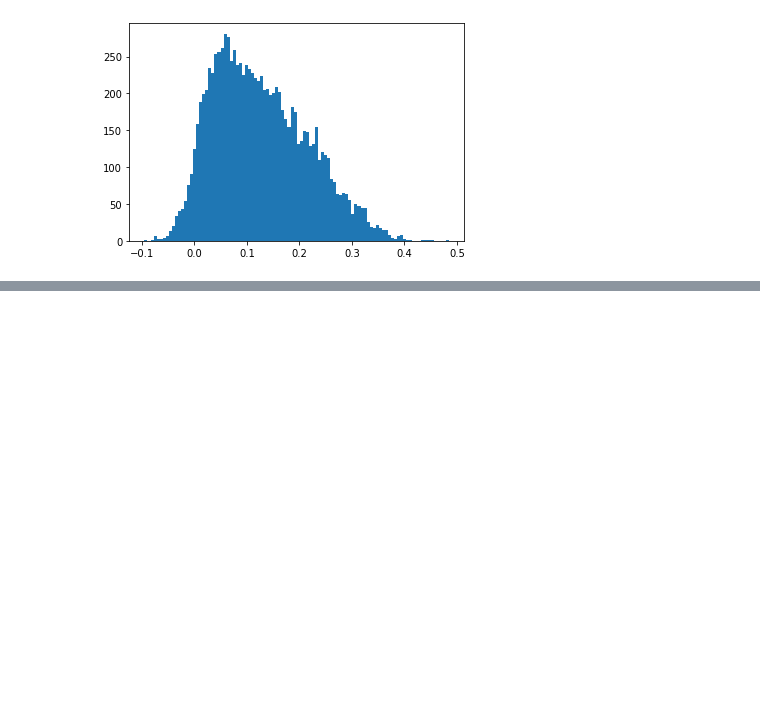
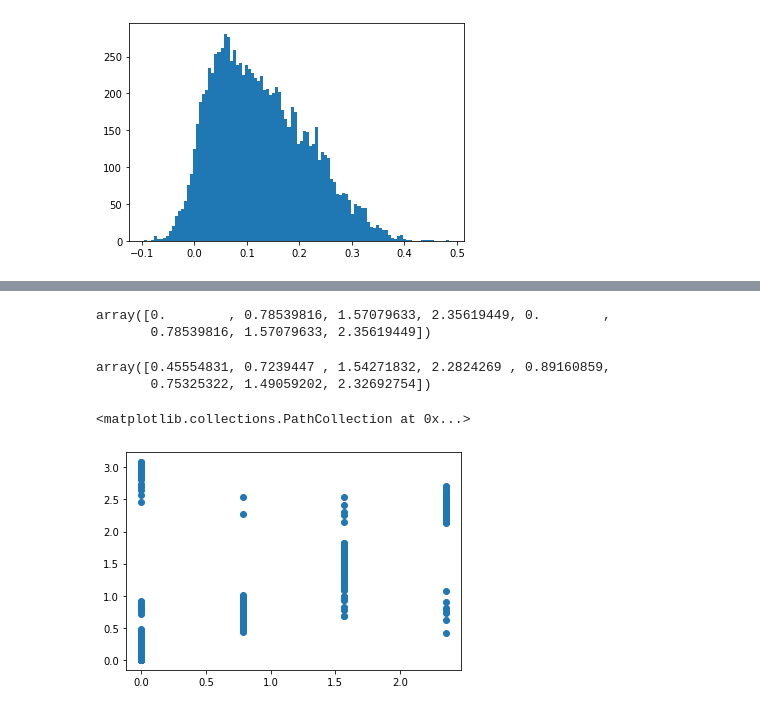
Before and after one commit to mackelab/gp-maps-python, a Jupyter notebook: demos/FerretData.ipynb, the cells around one changed output, grey strips where cells are left out. Cells and saved outputs as stored; diff of their text form; code cells hidden in the pictures; blank space fills up the shorter version.

```diff
--- a/demos/FerretData.ipynb
+++ b/demos/FerretData.ipynb
@@ -253,0 +271,32 @@ plt.show()
+# %%
+V_gt = create_stimuli([1.], angles, 95)
+# %%
+def likelihood(r,  theta):
+    v = np.array([[np.cos(2 * theta), np.sin(2 * theta), np.sqrt(.5)]])
+    return gp.log_likelihood(r, v)
+# %%
+from scipy.optimize import minimize_scalar
+
+N_cond, N_rep = R_gt.shape[0], R_gt.shape[1]
+
+decoded_ori = np.zeros((N_cond, N_rep))
+for i in range(N_cond):
+    for j in range(N_rep):
+        decoded_ori[i,j] = minimize_scalar(lambda theta: -likelihood(r[i,j][np.newaxis,:], theta)[0,0], bounds=(0, np.pi), method="bounded")["x"]
+# %%
+true_ori = np.arctan2(V_gt[:,:,1], V_gt[:,:,0]) / 2 % np.pi
+# %%
+true_ori.mean(axis=1)
+# %% [output]
+array([0.        , 0.78539816, 1.57079633, 2.35619449, 0.        ,
+       0.78539816, 1.57079633, 2.35619449])
+# %%
+decoded_ori.mean(axis=1)
+# %% [output]
+array([0.45554831, 0.7239447 , 1.54271832, 2.2824269 , 0.89160859,
+       0.75325322, 1.49059202, 2.32692754])
+# %%
+plt.scatter(true_ori.flatten(), decoded_ori.flatten())
+# %% [output]
+<matplotlib.collections.PathCollection at 0x...>
+[figure, added]
```
Also changed, not shown: parts of 8 cells of this notebook, 2 other files.
